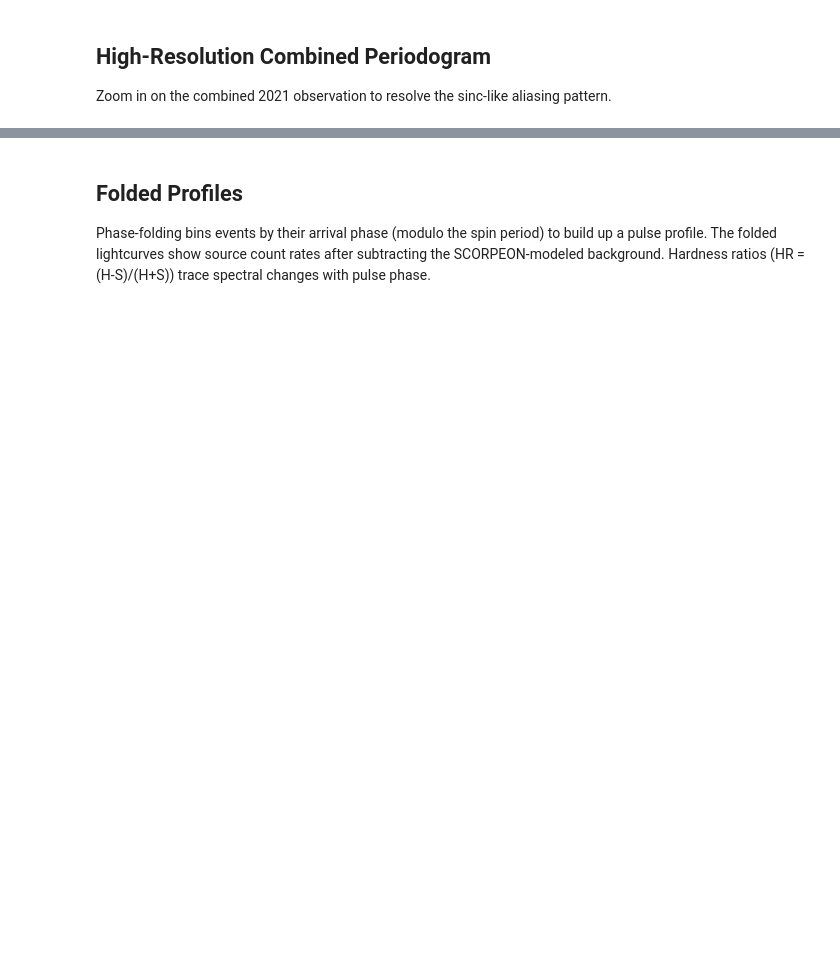
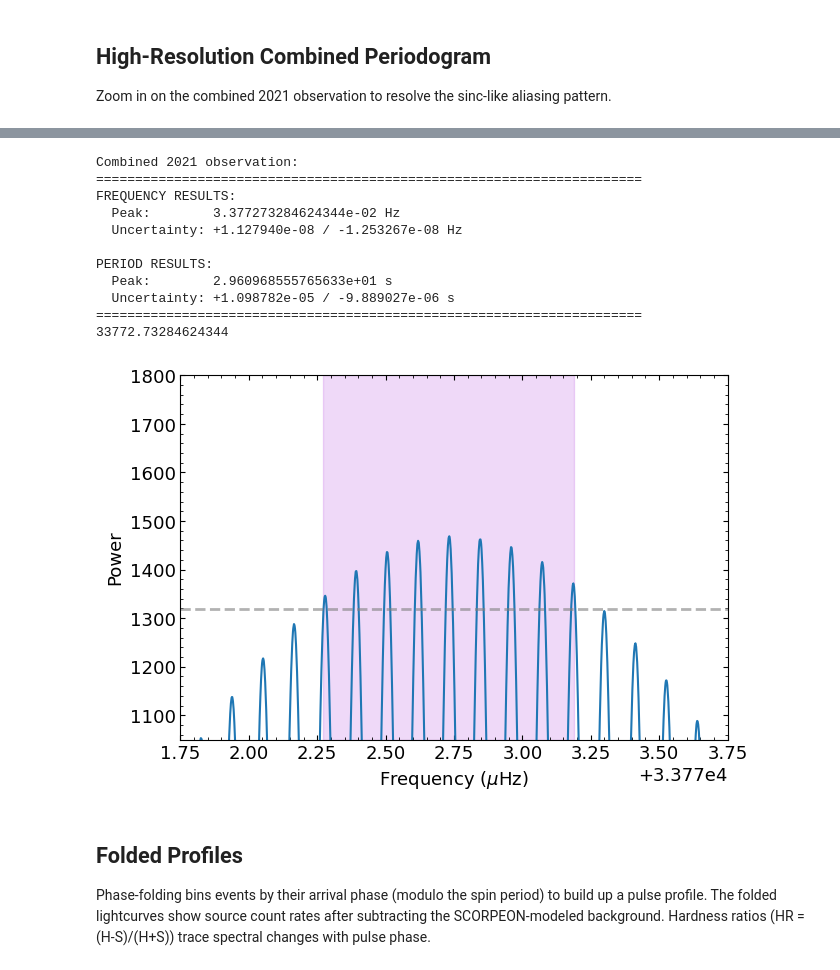
Before and after one commit to ericymiao/ctcvj2056-timing-spin-evolution, a Jupyter notebook: mpl_notebooks/01_nicer_timing.ipynb, the cells around one changed output, grey strips where cells are left out. Saved outputs shown, nothing was run; the diff lists cells and outputs as text; code cells hidden in the pictures; blank space fills up the shorter version.

```diff
--- a/mpl_notebooks/01_nicer_timing.ipynb
+++ b/mpl_notebooks/01_nicer_timing.ipynb
@@ -290,3 +281,73 @@ PERIOD RESULTS:
+# %%
+# High-resolution periodogram of combined 2021 data
+f_min_zoom, f_max_zoom = 0.03376781252, 0.03377807803
+frequencies_hires = np.linspace(f_min_zoom, f_max_zoom, 8192)
+
+fig, ax = plt.subplots(figsize=(6.5, 4.3))
+
+evt = events['4592010000']['total']
+frequency_hires, power_hires = z_n_search(evt.time, frequencies_hires, nharm=nharm)
+combined_Z2 = (frequency_hires, power_hires)
+
+ax.plot(frequency_hires*1e6, power_hires, lw=1.5)
+
+peak_freq = frequency_hires[np.argmax(power_hires)]
+peak_power = power_hires[np.argmax(power_hires)]
+
+print("Combined 2021 observation:")
+freq_min, freq_max, power_min, _ = get_frequency_uncertainty(
+    frequency_hires, power_hires, peak_freq, peak_power, nharm, 2
+)
+
+#ax.axvspan(freq_min*1e6, freq_max*1e6, alpha=0.3, color='darkviolet')
+ax.axvspan(33772.27, 33773.19, alpha=0.15, color='darkviolet')
+ax.axhline(power_min, alpha=0.6, color='gray', lw=2, ls='--')
+#ax.axvline(peak_freq*1e6, alpha=0.15, color='darkviolet', lw=3)
+print(peak_freq*1e6)
+
+ax.set_xlim(0.03377175*1e6, 0.03377375*1e6)
+ax.set_ylim(1050, 1800)
+ax.set_xlabel(r'Frequency ($\mu\text{Hz}$)')
+ax.set_ylabel('Power')
+ax.ticklabel_format(axis='x', useOffset=True)
+
+#ax.xaxis.set_major_formatter(FormatStrFormatter('%.4f'))
+from matplotlib.ticker import ScalarFormatter
+formatter = ScalarFormatter(useOffset=True)
+
+# Apply the formatter to the x-axis
+ax.xaxis.set_major_formatter(formatter)
+
+"""from matplotlib.ticker import FuncFormatter
+
+x_0 = 33.77  # Define the zeroth-order offset
+n = 4        # Define the scaling exponent to eliminate leading zeros
+
+def format_scaled_residual(x, pos):
+    # Calculate the scaled residual L(x)
+    residual = (x - x_0) * (10**n)
+
+    # Format to 1 decimal place to prevent floating point artifact trailing digits
+    return f'{residual:.1f}'
+
+# Apply the mapping function to the x-axis
+ax.xaxis.set_major_formatter(FuncFormatter(format_scaled_residual))"""
+
+fig.savefig(f'{savedir}/nicer_z2_hires_2021.pdf')
+plt.show()
+# %% [output]
+Combined 2021 observation:
+======================================================================
+FREQUENCY RESULTS:
+  Peak:        3.377273284624344e-02 Hz
+  Uncertainty: +1.127940e-08 / -1.253267e-08 Hz
+
+PERIOD RESULTS:
+  Peak:        2.960968555765633e+01 s
+  Uncertainty: +1.098782e-05 / -9.889027e-06 s
+======================================================================
+33772.73284624344
+[figure, added]
 # %% [markdown]
 ## Folded Profiles
 
```
Also changed, not shown: parts of 11 cells of this notebook, 42 other files.
